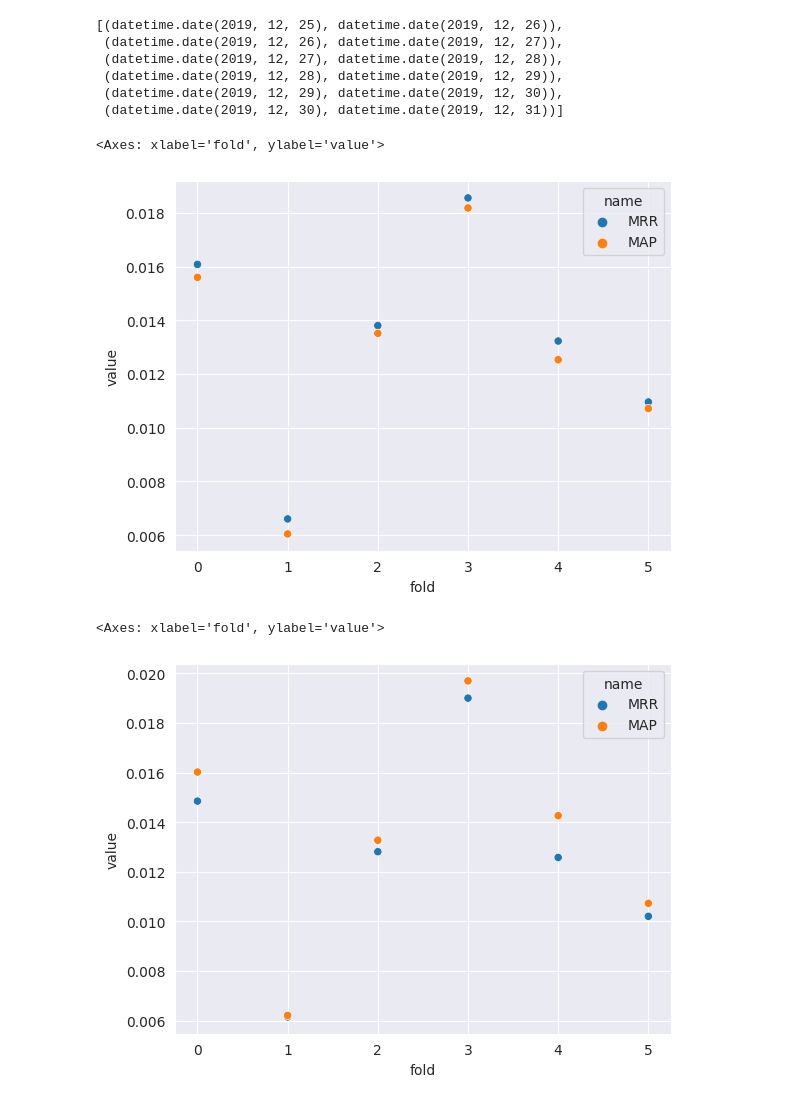
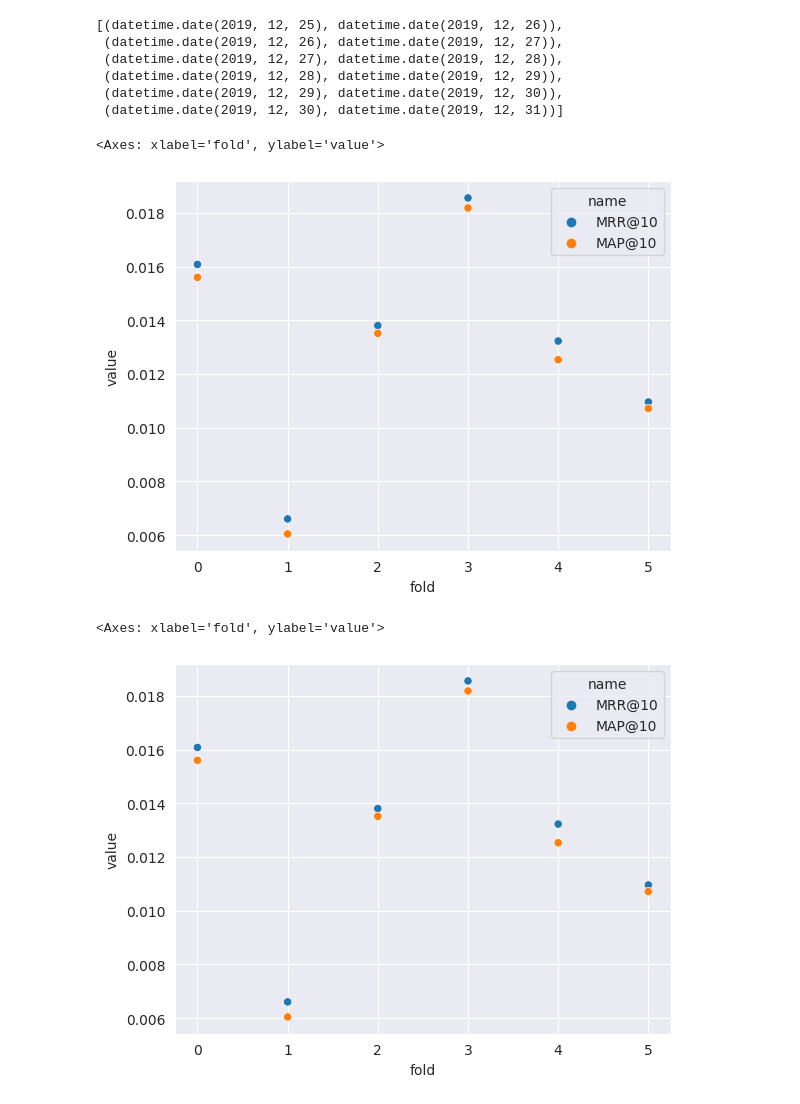
Before and after one commit to KernelA/education-recsys, a Jupyter notebook: l1_metrics.ipynb, the cells around one changed output. Drawn from its saved outputs; the diff is of its cells as text; code cells hidden in the pictures.

```diff
--- a/l1_metrics.ipynb
+++ b/l1_metrics.ipynb
@@ -32,3 +27,7 @@ df_items = MTSDataset.load_items(os.path.join(data_dir, "items.csv"))
+# %%
+df = pl.read_parquet(data_config.dump_files.interactions_path)
+df_users = pl.read_parquet(data_config.dump_files.users_path)
+df_items = pl.read_parquet(data_config.dump_files.items_path)
 # %%
 df.head()
 # %% [output]
@@ -120,33 +119,30 @@ test_dates
  (datetime.date(2019, 12, 28), datetime.date(2019, 12, 29)),
  (datetime.date(2019, 12, 29), datetime.date(2019, 12, 30)),
  (datetime.date(2019, 12, 30), datetime.date(2019, 12, 31))]
+# %%
+num_recs = 10
 # %%
-def validate(interactions: pl.DataFrame, user_features: pl.DataFrame, test_dates, model_cls):
-    metrics = defaultdict(list)
+def validate(interactions: pl.DataFrame, user_features: pl.DataFrame, test_dates, model_cls, num_recs: int):
+    metrics_per_fold = []
 
     for i, split_pair in enumerate(test_dates):
         train, test = train_test_split(interactions, split_pair)
-        baseline = model_cls()
+        baseline: BaseRecommender = model_cls()
         baseline.fit(train, user_features)
-
-        test_user_features = test.join(user_features, on="user_id", how="left")
-        predicted_recs = baseline.predict(test_user_features)
+        predicted_recs = baseline.recommend(test, user_features=user_features, num_recs_per_user=num_recs)
 
         assert predicted_recs.select(pl.col("user_id").n_unique())[0, 0] == test.select(pl.col("user_id").n_unique())[0, 0]
 
-        estimated = join_true_pred_and_preprocess(test, predicted_recs)
-        metrics["value"].append(mean_reciprocal_rank(estimated))
-        metrics["name"].append("MRR")
-        metrics["value"].append(mean_average_prec(estimated))
-        metrics["name"].append("MAP")
-        metrics["fold"] += [i] * 2
+        metrics = compute_metrics(test, predicted_recs, num_recs)
+        metrics = metrics.with_columns(pl.lit(i).alias("fold"), pl.lit(baseline.model_name).alias("model_name"))
+        metrics_per_fold.append(metrics)
 
-    return pd.DataFrame(metrics)
+    return pl.concat(metrics_per_fold)
 # %%
-pop_metrics = validate(df, df_users, test_dates, PopularRecommender)
+pop_metrics = validate(df, df_users, test_dates, PopularRecommender, num_recs=num_recs)
 # %%
-sns.scatterplot(data=pop_metrics, x="fold", y="value", hue="name")
+sns.scatterplot(data=pop_metrics.filter(pl.col("name").str.contains(r"(MAP@.+|MRR@.+)")), x="fold", y="value", hue="name")
 # %% [output]
 <Axes: xlabel='fold', ylabel='value'>
-[figure, old version]
+[figure, new version]
 # %%
@@ -154,5 +150,5 @@ pop_per_age_metrics = validate(df, df_users, test_dates, PopularRecommenderPerAg
 # %%
-sns.scatterplot(data=pop_per_age_metrics, x="fold", y="value", hue="name")
+sns.scatterplot(data=pop_metrics.filter(pl.col("name").str.contains(r"(MAP@.+|MRR@.+)")), x="fold", y="value", hue="name")
 # %% [output]
 <Axes: xlabel='fold', ylabel='value'>
-[figure, old version]
+[figure, new version]
```
Also changed, not shown: parts of 12 cells of this notebook, 7 other files.
